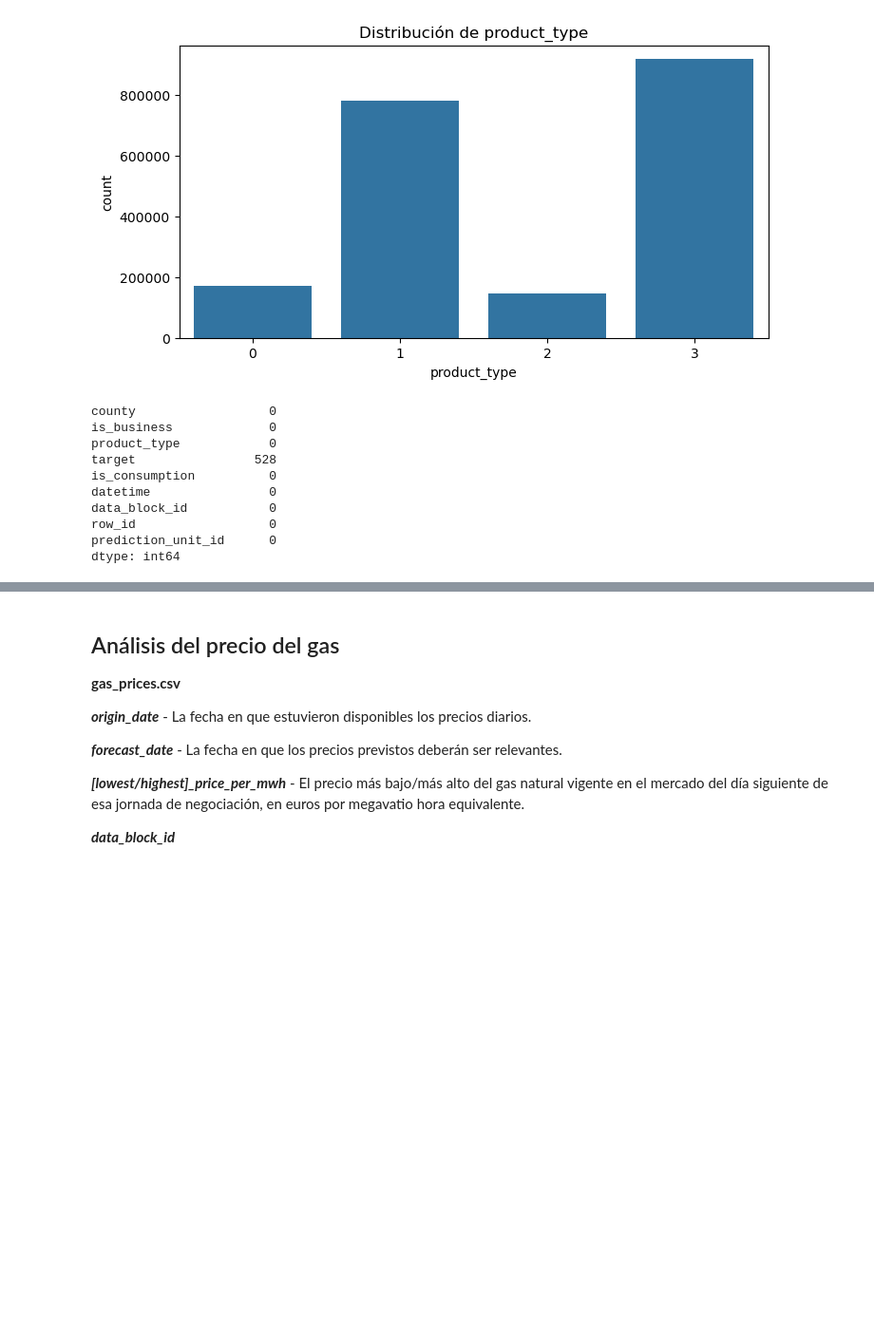
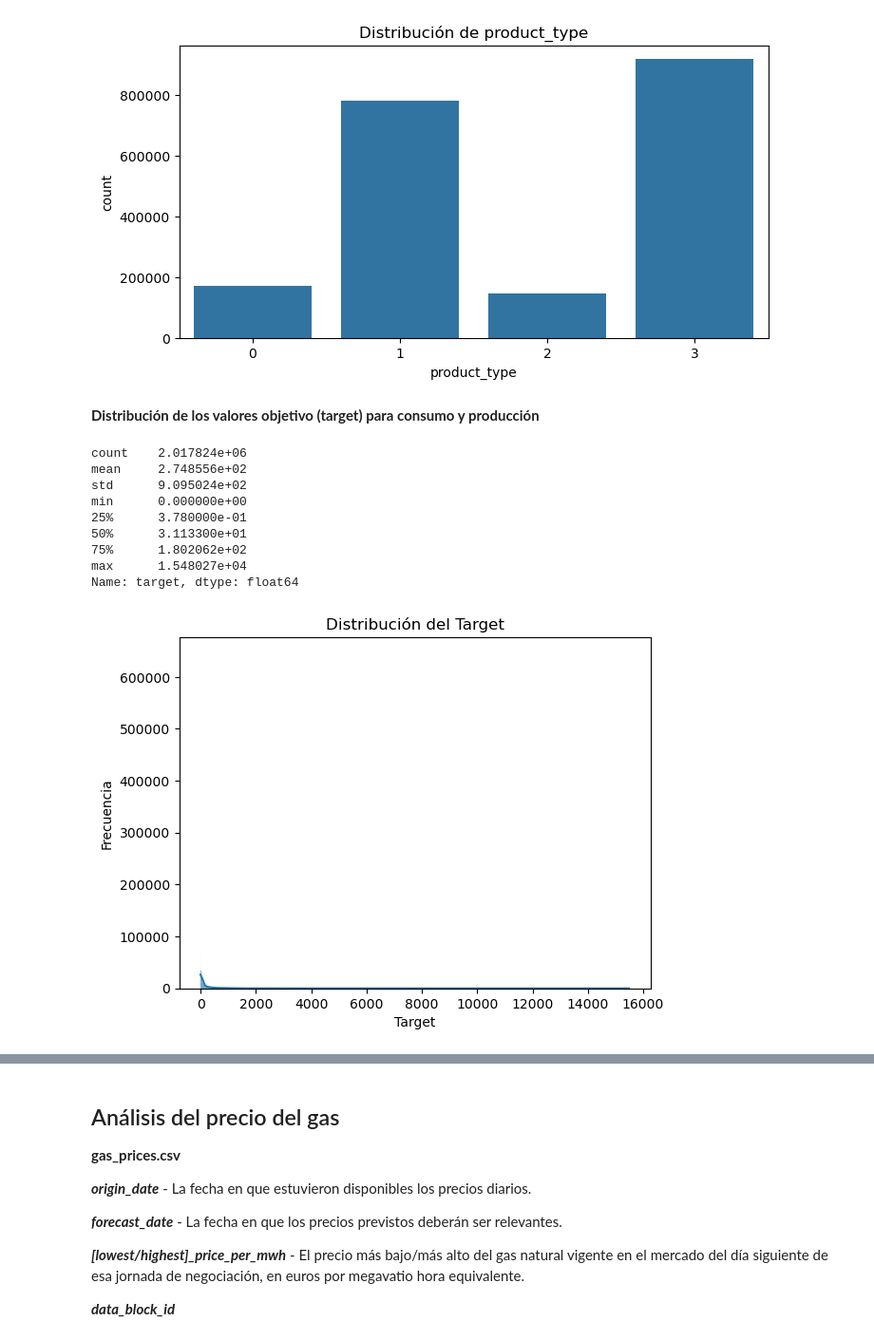
Before and after one commit to jsgiraldo/azure-ml-projects, a Jupyter notebook: projects/team_energy_time/notebooks/data_exploration.ipynb, the cells around one changed output, grey strips where cells are left out. Shown: that part at 95% size. Drawn from its saved outputs; the diff is of its cells as text; code cells hidden in the pictures; blank space fills up the shorter version.

```diff
--- a/projects/team_energy_time/notebooks/data_exploration.ipynb
+++ b/projects/team_energy_time/notebooks/data_exploration.ipynb
@@ -247,20 +247,26 @@ plt.title('Distribución de product_type')
 plt.show()
 # %% [output]
 [figure]
-# %%
-# Convertir la columna 'datetime' a tipo datetime
-train['datetime'] = pd.to_datetime(train['datetime'])
-
-# Manejar valores faltantes, si los hay
-train.isnull().sum()
-# %% [output]
-county                  0
-is_business             0
-product_type            0
-target                528
-is_consumption          0
-datetime                0
-data_block_id           0
-row_id                  0
-prediction_unit_id      0
-dtype: int64
+# %% [markdown]
+**Distribución de los valores objetivo (target) para consumo y producción**
+# %%
+# Mostrar estadísticas descriptivas del target
+print(train['target'].describe())
+
+# Distribución del target
+sns.histplot(train['target'], kde=True)
+plt.title('Distribución del Target')
+plt.xlabel('Target')
+plt.ylabel('Frecuencia')
+plt.show()
+# %% [output]
+count    2.017824e+06
+mean     2.748556e+02
+std      9.095024e+02
+min      0.000000e+00
+25%      3.780000e-01
+50%      3.113300e+01
+75%      1.802062e+02
+max      1.548027e+04
+Name: target, dtype: float64
+[figure, added]
```
Also changed, not shown: parts of 10 cells of this notebook.
